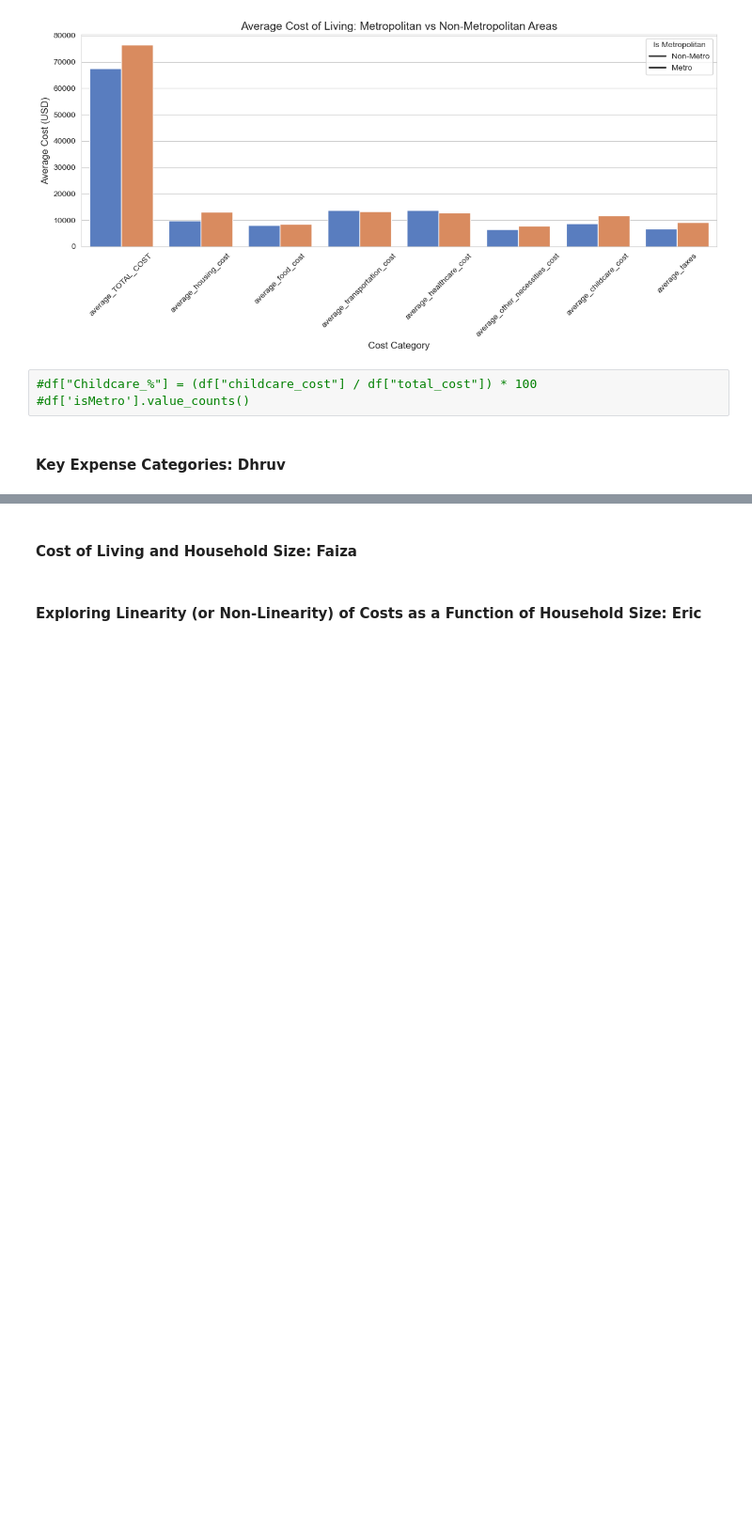
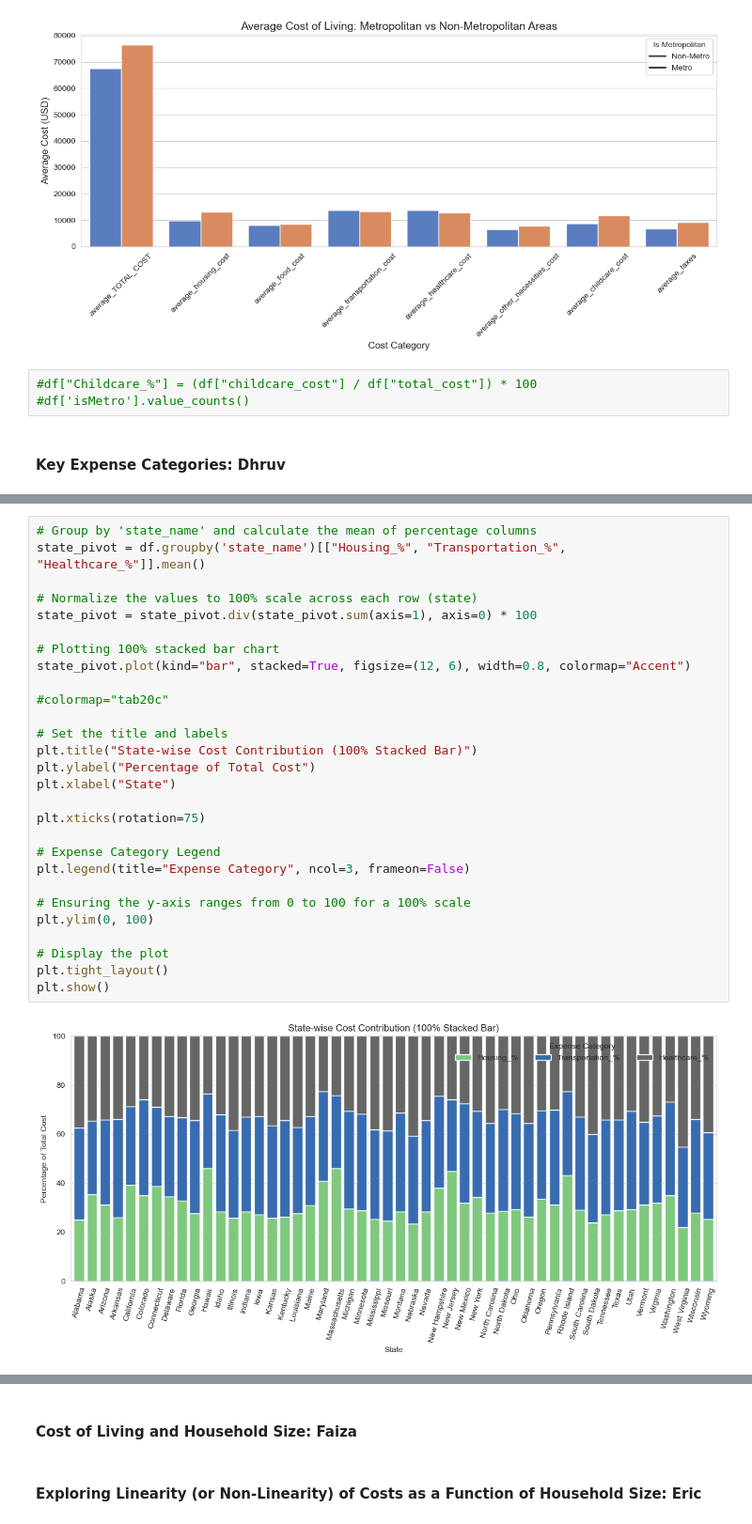
Before and after one commit to miguelmog10/data-science-group17, a Jupyter notebook: notebook/FoundationsDataScience_Winter2025_Group17.ipynb, the cells around one changed output, grey strips where cells are left out. Shown at 94% size. Drawn from its saved outputs; the diff is of its cells as text; blank space fills up the shorter version.

```diff
--- a/notebook/FoundationsDataScience_Winter2025_Group17.ipynb
+++ b/notebook/FoundationsDataScience_Winter2025_Group17.ipynb
@@ -716,0 +767,30 @@ Observations:
+# %%
+# Group by 'state_name' and calculate the mean of percentage columns
+state_pivot = df.groupby('state_name')[["Housing_%", "Transportation_%", "Healthcare_%"]].mean()
+
+# Normalize the values to 100% scale across each row (state)
+state_pivot = state_pivot.div(state_pivot.sum(axis=1), axis=0) * 100
+
+# Plotting 100% stacked bar chart
+state_pivot.plot(kind="bar", stacked=True, figsize=(12, 6), width=0.8, colormap="Accent")
+
+#colormap="tab20c"
+
+# Set the title and labels
+plt.title("State-wise Cost Contribution (100% Stacked Bar)")
+plt.ylabel("Percentage of Total Cost")
+plt.xlabel("State")
+
+plt.xticks(rotation=75)
+
+# Expense Category Legend
+plt.legend(title="Expense Category", ncol=3, frameon=False)
+
+# Ensuring the y-axis ranges from 0 to 100 for a 100% scale
+plt.ylim(0, 100)
+
+# Display the plot
+plt.tight_layout()
+plt.show()
+# %% [output]
+[figure, added]
```
Also changed, not shown: parts of 17 cells of this notebook.
